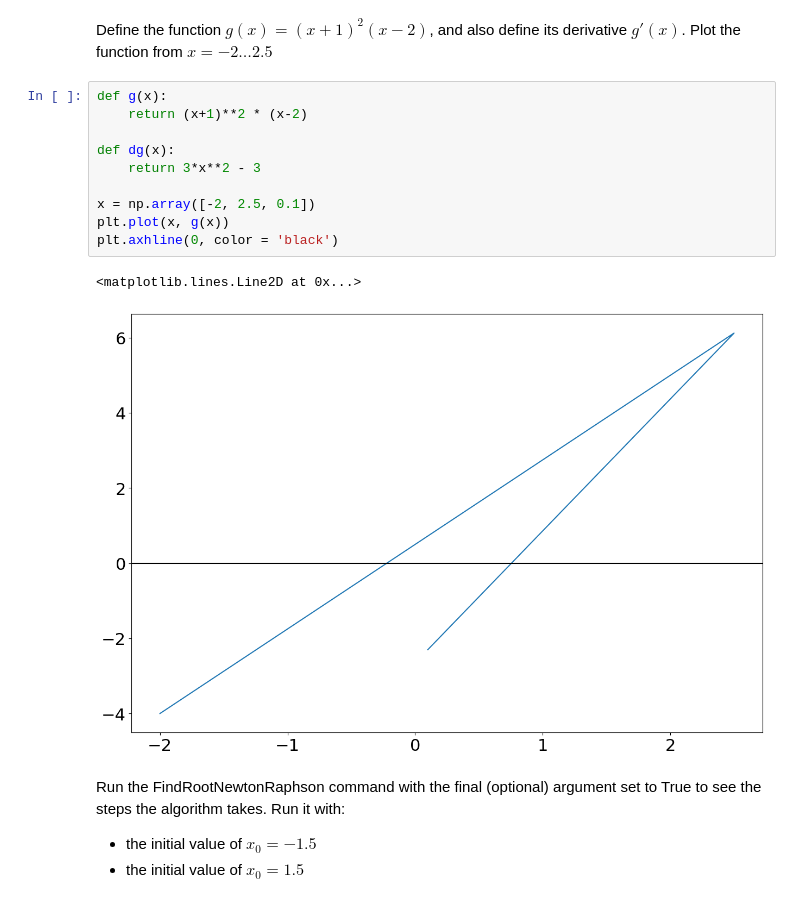
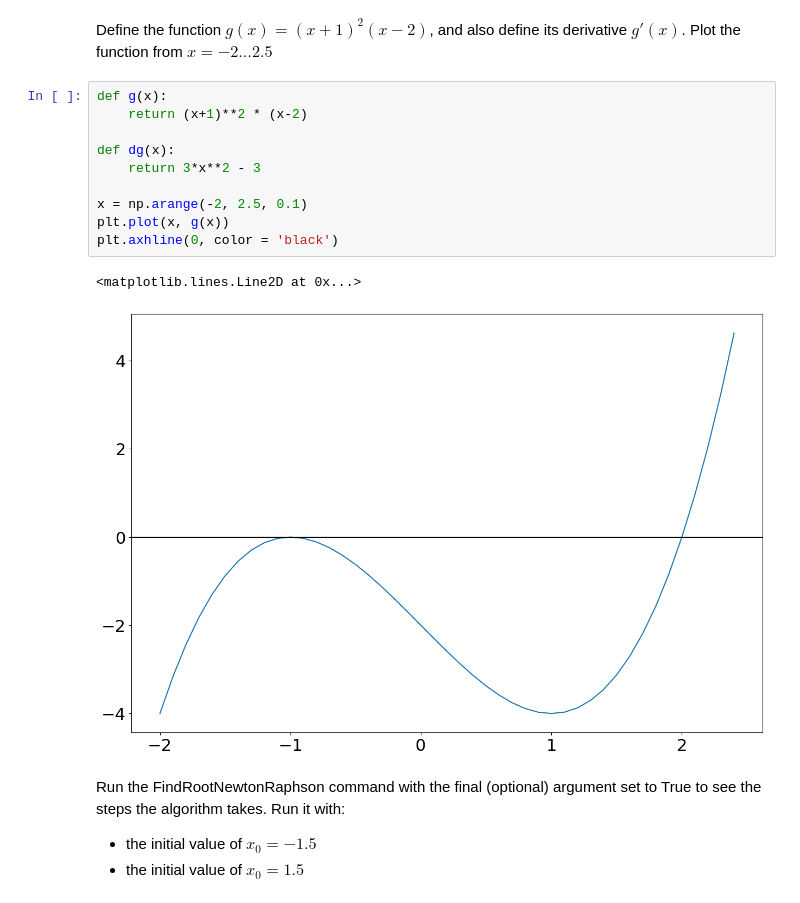
Before and after one commit to Shawnee43/ACM20030, a Jupyter notebook: Assignment-2.ipynb, the cells around one changed output. Cells and saved outputs as stored; diff of their text form.

```diff
--- a/Assignment-2.ipynb
+++ b/Assignment-2.ipynb
@@ -232,16 +234,16 @@ Define the function $g(x) = (x+1)^2(x-2)$, and also define its derivative $g'(x)
 # %%
 def g(x):
     return (x+1)**2 * (x-2)
 
 def dg(x):
     return 3*x**2 - 3
 
-x = np.array([-2, 2.5, 0.1])
+x = np.arange(-2, 2.5, 0.1)
 plt.plot(x, g(x))
 plt.axhline(0, color = 'black')
 # %% [output]
 <matplotlib.lines.Line2D at 0x...>
-[figure, old version]
+[figure, new version]
 # %% [markdown]
 Run the FindRootNewtonRaphson command with the final (optional) argument set to True to see the steps the algorithm takes. Run it with:
  - the initial value of $x_0 = -1.5$
```
Also changed, not shown: parts of 5 cells of this notebook.
